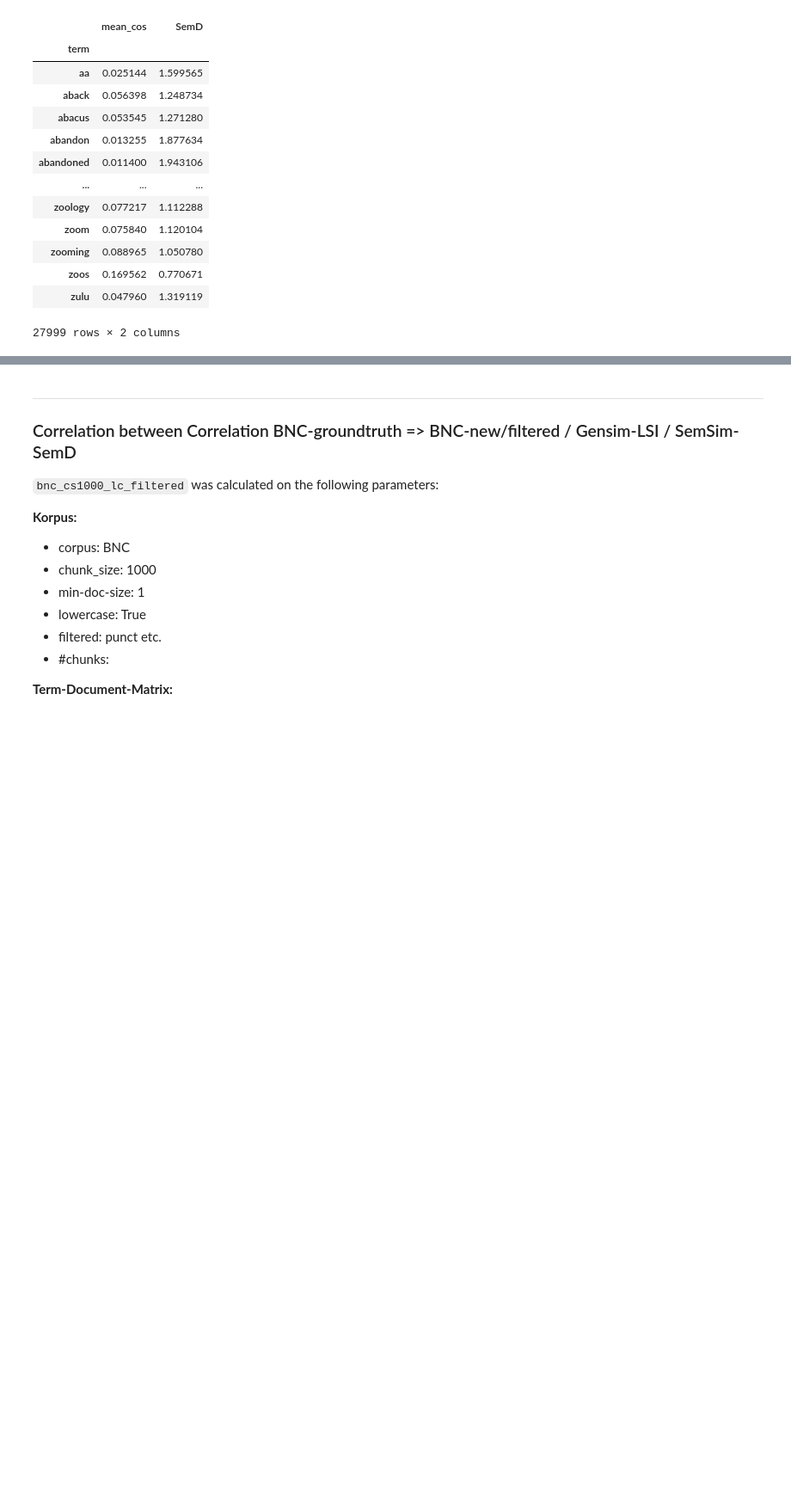
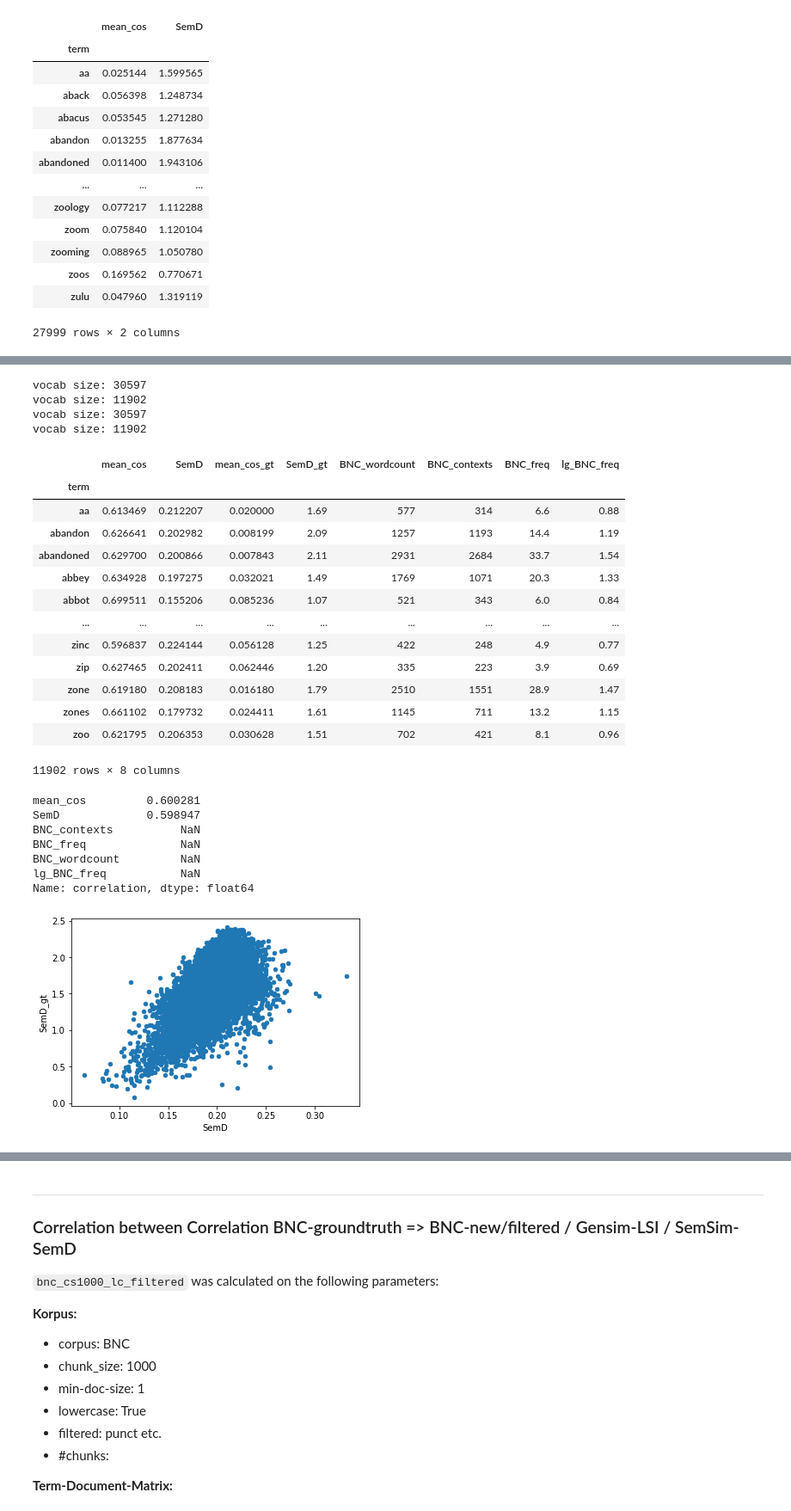
Before and after one commit to andifunke/semsim, a Jupyter notebook: notebooks/Compare_SemD_values.ipynb, the cells around one changed output, grey strips where cells are left out. Shown: that part at 86% size. Cells and saved outputs as stored; diff of their text form; code cells hidden in the pictures; blank space fills up the shorter version.

```diff
--- a/notebooks/Compare_SemD_values.ipynb
+++ b/notebooks/Compare_SemD_values.ipynb
@@ -187,0 +232,32 @@ Name: correlation, dtype: float64
+# %%
+project = 'bnc_w_gt_terms_40'
+gt = gt1
+scatterplot(f'../data/out/SemD/{project}', f'{project}.semd', gt, min_contexts=40)
+semd_correlation(f'../data/out/SemD/{project}', f'{project}.semd', gt, min_contexts=40)
+# %% [output]
+vocab size: 30597
+vocab size: 11902
+vocab size: 30597
+vocab size: 11902
+|  | mean_cos | SemD | mean_cos_gt | SemD_gt | BNC_wordcount | BNC_contexts | BNC_freq | lg_BNC_freq |
+| term |  |  |  |  |  |  |  |  |
+| aa | 0.613469 | 0.212207 | 0.020000 | 1.69 | 577 | 314 | 6.6 | 0.88 |
+| abandon | 0.626641 | 0.202982 | 0.008199 | 2.09 | 1257 | 1193 | 14.4 | 1.19 |
+| abandoned | 0.629700 | 0.200866 | 0.007843 | 2.11 | 2931 | 2684 | 33.7 | 1.54 |
+| abbey | 0.634928 | 0.197275 | 0.032021 | 1.49 | 1769 | 1071 | 20.3 | 1.33 |
+| abbot | 0.699511 | 0.155206 | 0.085236 | 1.07 | 521 | 343 | 6.0 | 0.84 |
+| ... | ... | ... | ... | ... | ... | ... | ... | ... |
+| zinc | 0.596837 | 0.224144 | 0.056128 | 1.25 | 422 | 248 | 4.9 | 0.77 |
+| zip | 0.627465 | 0.202411 | 0.062446 | 1.20 | 335 | 223 | 3.9 | 0.69 |
+| zone | 0.619180 | 0.208183 | 0.016180 | 1.79 | 2510 | 1551 | 28.9 | 1.47 |
+| zones | 0.661102 | 0.179732 | 0.024411 | 1.61 | 1145 | 711 | 13.2 | 1.15 |
+| zoo | 0.621795 | 0.206353 | 0.030628 | 1.51 | 702 | 421 | 8.1 | 0.96 |
+11902 rows × 8 columns
+mean_cos         0.600281
+SemD             0.598947
+BNC_contexts          NaN
+BNC_freq              NaN
+BNC_wordcount         NaN
+lg_BNC_freq           NaN
+Name: correlation, dtype: float64
+[figure, added]
```
Also changed, not shown: parts of 55 cells of this notebook, 3 other files.
